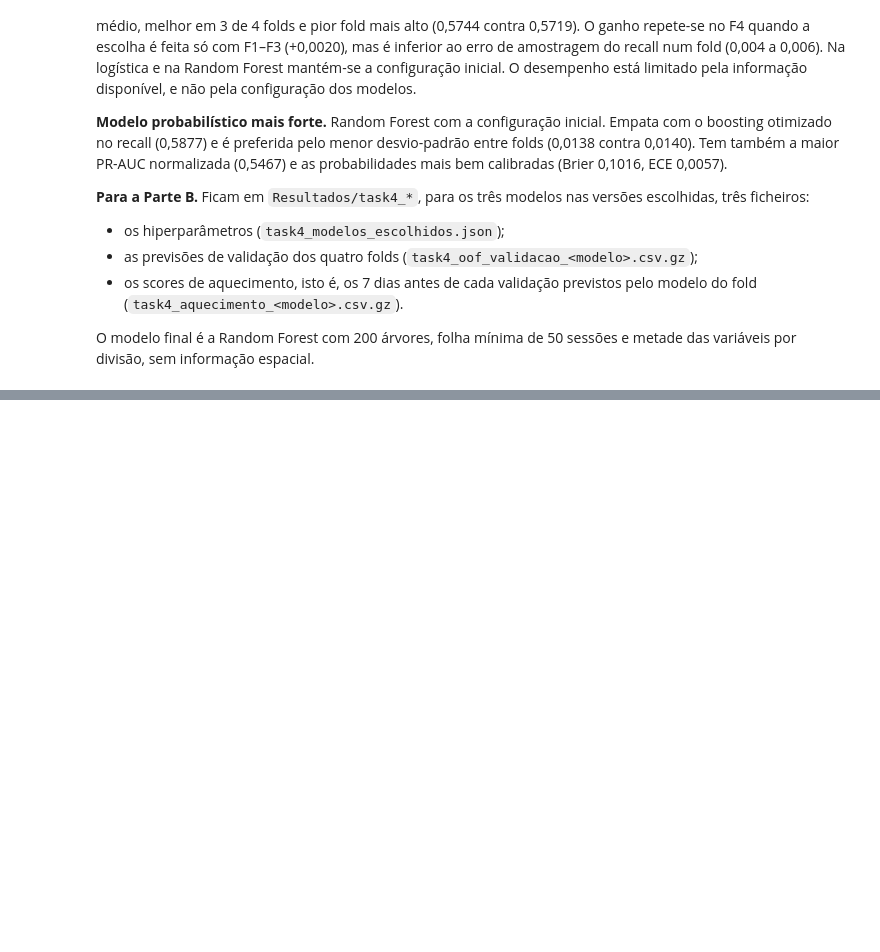
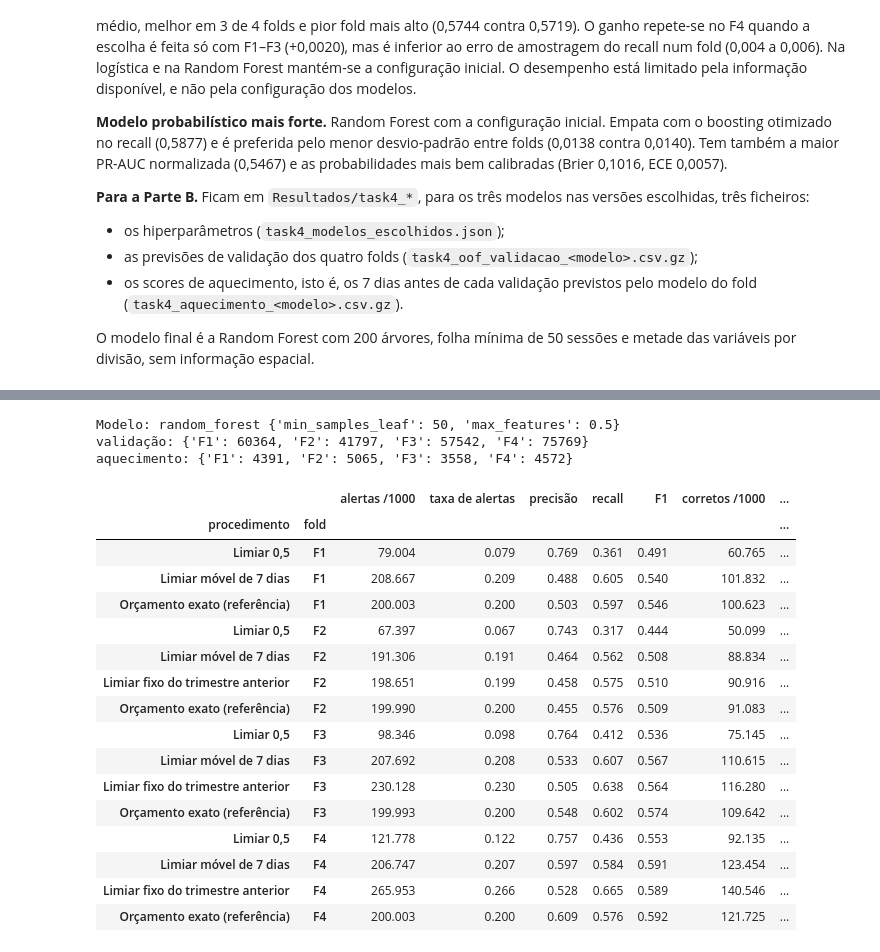
Before and after one commit to 1231478-Ellah-Fleischmann/MINDD-PROJETO, a Jupyter notebook: task4.ipynb, the cells around one changed output, grey strips where cells are left out. Drawn from its saved outputs; the diff is of its cells as text; code cells hidden in the pictures; blank space fills up the shorter version.

Commit message:
inicio limiar da decisão

```diff
--- a/task4.ipynb
+++ b/task4.ipynb
@@ -454,0 +475,70 @@ O modelo final é a Random Forest com 200 árvores, folha mínima de 50 sessões
+# %%
+import avaliacao as av
+
+JANELA = 7     # dias da janela do limiar móvel (secção 8.8); X_ALERTAS = 200 vem da secção 0
+
+with open(PASTA / "task4_modelos_escolhidos.json", encoding="utf-8") as fh:
+    escolhas = json.load(fh)
+MODELO_B = escolhas["modelo_probabilistico_mais_forte"]
+print("Modelo:", MODELO_B, escolhas["hiperparametros_escolhidos"][MODELO_B])
+
+val_b = pd.read_csv(PASTA / f"task4_oof_validacao_{MODELO_B}.csv.gz", parse_dates=["Start Time"])
+aquec_b = pd.read_csv(PASTA / f"task4_aquecimento_{MODELO_B}.csv.gz", parse_dates=["Start Time"])
+print("validação:", val_b.groupby("fold").size().to_dict())
+print("aquecimento:", aquec_b.groupby("fold").size().to_dict())
+# %% [output]
+Modelo: random_forest {'min_samples_leaf': 50, 'max_features': 0.5}
+validação: {'F1': 60364, 'F2': 41797, 'F3': 57542, 'F4': 75769}
+aquecimento: {'F1': 4391, 'F2': 5065, 'F3': 3558, 'F4': 4572}
+# %%
+def metricas_limiar(y, score, pred):
+    """Métricas de decisão e operacionais (secção 8.4), mais o F1 pedido pelo enunciado."""
+    r = av.avaliar(y, score, pred=pred)
+    p, rc = r["precisao"], r["recall"]
+    return {"alertas /1000": r["total_alertas_1000"], "taxa de alertas": r["total_alertas_1000"] / 1000,
+            "precisão": p, "recall": rc, "F1": 2 * p * rc / (p + rc) if p + rc > 0 else 0.0,
+            "corretos /1000": r["alertas_corretos_1000"], "falsos /1000": r["falsos_alertas_1000"],
+            "falhados /1000": r["falhadas_1000"]}
+
+
+res_lim, semanas_lim, scores_anteriores = {}, {}, None
+for nome, ini, fim in av.FOLDS:
+    va = val_b[val_b["fold"] == nome].sort_values("Start Time", kind="stable")
+    y, s = va["y"].to_numpy(), va["score"].to_numpy()
+    # 1) limiar por omissão
+    res_lim[("Limiar 0,5", nome)] = metricas_limiar(y, s, (s >= 0.5).astype(int))
+    # 2) limiar móvel de 7 dias (a primeira semana usa o aquecimento)
+    juntos = pd.concat([aquec_b[aquec_b["fold"] == nome], va]).sort_values("Start Time", kind="stable").reset_index(drop=True)
+    sel, pred, lims = av.alertas_limiar_movel(juntos["Start Time"], juntos["score"].to_numpy(), ini, fim, X_ALERTAS, JANELA)
+    assert len(sel) == len(va), "o limiar móvel tem de cobrir todas as sessões da validação"
+    res_lim[("Limiar móvel de 7 dias", nome)] = metricas_limiar(juntos["y"].to_numpy()[sel], juntos["score"].to_numpy()[sel], pred)
+    semanas_lim[nome] = lims
+    # 3) limiar fixo do trimestre anterior (não existe para o F1)
+    if scores_anteriores is not None:
+        lim = av.limiar_por_orcamento(scores_anteriores, X_ALERTAS)
+        res_lim[("Limiar fixo do trimestre anterior", nome)] = metricas_limiar(y, s, (s >= lim).astype(int))
+    scores_anteriores = s
+    # 4) orçamento exato (referência da Parte A)
+    res_lim[("Orçamento exato (referência)", nome)] = metricas_limiar(y, s, av.alertas_por_orcamento(s, X_ALERTAS))
+
+tabela_lim = pd.DataFrame(res_lim).T
+tabela_lim.index.names = ["procedimento", "fold"]
+tabela_lim.round(3)
+# %% [output]
+|  |  | alertas /1000 | taxa de alertas | precisão | recall | F1 | corretos /1000 | ... |
+| procedimento | fold |  |  |  |  |  |  | ... |
+| Limiar 0,5 | F1 | 79.004 | 0.079 | 0.769 | 0.361 | 0.491 | 60.765 | ... |
+| Limiar móvel de 7 dias | F1 | 208.667 | 0.209 | 0.488 | 0.605 | 0.540 | 101.832 | ... |
+| Orçamento exato (referência) | F1 | 200.003 | 0.200 | 0.503 | 0.597 | 0.546 | 100.623 | ... |
+| Limiar 0,5 | F2 | 67.397 | 0.067 | 0.743 | 0.317 | 0.444 | 50.099 | ... |
+| Limiar móvel de 7 dias | F2 | 191.306 | 0.191 | 0.464 | 0.562 | 0.508 | 88.834 | ... |
+| Limiar fixo do trimestre anterior | F2 | 198.651 | 0.199 | 0.458 | 0.575 | 0.510 | 90.916 | ... |
+| Orçamento exato (referência) | F2 | 199.990 | 0.200 | 0.455 | 0.576 | 0.509 | 91.083 | ... |
+| Limiar 0,5 | F3 | 98.346 | 0.098 | 0.764 | 0.412 | 0.536 | 75.145 | ... |
+| Limiar móvel de 7 dias | F3 | 207.692 | 0.208 | 0.533 | 0.607 | 0.567 | 110.615 | ... |
+| Limiar fixo do trimestre anterior | F3 | 230.128 | 0.230 | 0.505 | 0.638 | 0.564 | 116.280 | ... |
+| Orçamento exato (referência) | F3 | 199.993 | 0.200 | 0.548 | 0.602 | 0.574 | 109.642 | ... |
+| Limiar 0,5 | F4 | 121.778 | 0.122 | 0.757 | 0.436 | 0.553 | 92.135 | ... |
+| Limiar móvel de 7 dias | F4 | 206.747 | 0.207 | 0.597 | 0.584 | 0.591 | 123.454 | ... |
+| Limiar fixo do trimestre anterior | F4 | 265.953 | 0.266 | 0.528 | 0.665 | 0.589 | 140.546 | ... |
+| Orçamento exato (referência) | F4 | 200.003 | 0.200 | 0.609 | 0.576 | 0.592 | 121.725 | ... |
```
Also changed, not shown: parts of 5 cells of this notebook, 1 other file.
